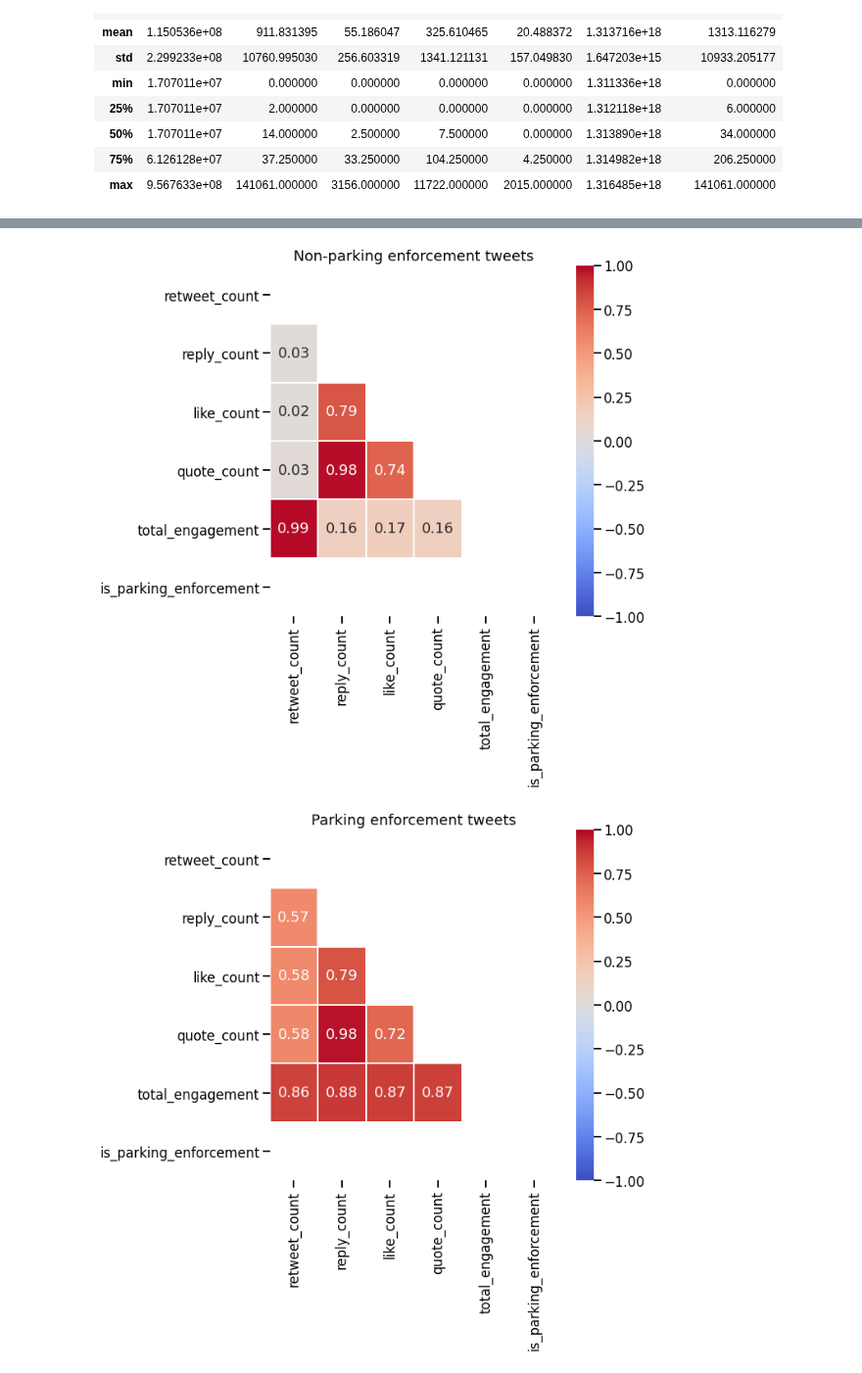
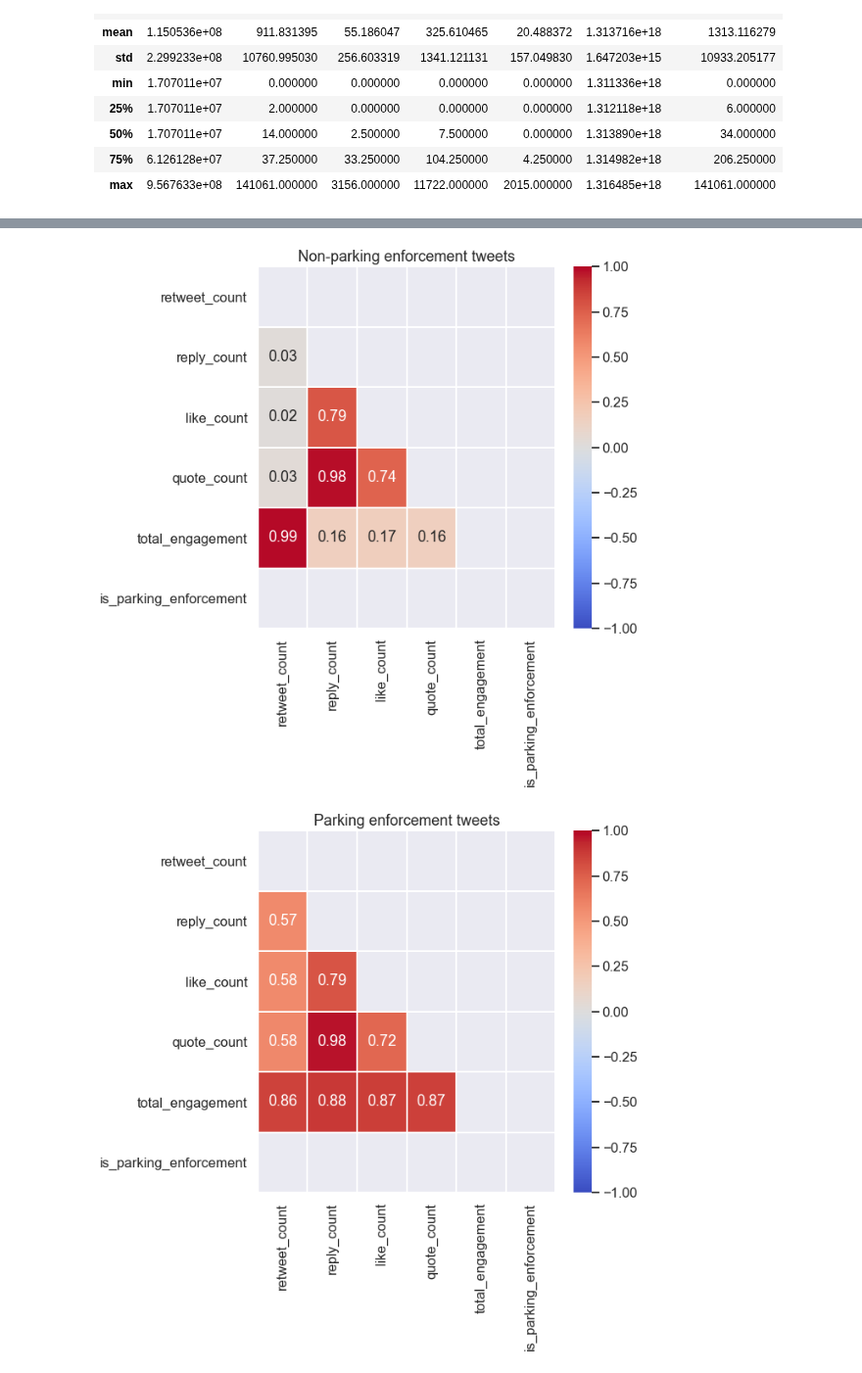
Before and after one commit to Promeos/LADOT-COVID19-enforcement, a Jupyter notebook: MVP-Tweets.ipynb, the cells around one changed output, grey strips where cells are left out. Shown at 98% size. Saved outputs shown, nothing was run; the diff lists cells and outputs as text; code cells hidden in the pictures.

Commit message:
Completed Tweet Analysis

```diff
--- a/MVP-Tweets.ipynb
+++ b/MVP-Tweets.ipynb
@@ -10,18 +9,13 @@ import numpy as np
 import matplotlib.pyplot as plt
 import matplotlib.dates as mdates
 import seaborn as sns
+sns.set()
+
 import json
 import spacy
+from spacy.lang.en.stop_words import STOP_WORDS
+from wordcloud import WordCloud
 import sys
-
-import requests
-from requests import get
-
-import time
-from time import sleep
-import tqdm
-from tqdm import trange
-from IPython.core.display import clear_output
 
 sys.path.insert(1, 'src/')
 import acquire
@@ -83,5 +86,6 @@ df.describe(exclude=np.number)
 | freq | 2 | 100 | 100 | 1 |
 # %%
-df['is_parking_enforcement'] = np.where(df.tweet.str.contains('parking enforcement'), 1, 0)
+# Create a new column that indicates a tweet contains the string 'parking enforcement'
+df['is_parking_enforcement'] = np.where(df.tweet.str.contains('parking enforcement', case=False), 1, 0)
 df = df.drop(columns=['id', 'tweet_url_id'])
 # %%
@@ -142,19 +157,20 @@ sns.heatmap(non_enforcement_tweets.corr(),
 
 plt.title('Non-parking enforcement tweets');
 # %% [output]
-[figure, old version]
+[figure, new version]
 # %%
 sns.set_context('talk')
 
 plt.figure(figsize=(8, 8))
 sns.heatmap(enforcement_tweets.corr(),
             linewidths=1,
             annot=True,
             cmap='coolwarm',
             mask=mask,
             vmax=1,
             vmin=-1)
 
-plt.title('Parking enforcement tweets');
+plt.title('Parking enforcement tweets')
+plt.margins(10);
 # %% [output]
-[figure, old version]
+[figure, new version]
```
Also changed, not shown: parts of 43 cells of this notebook, 1 other file.
